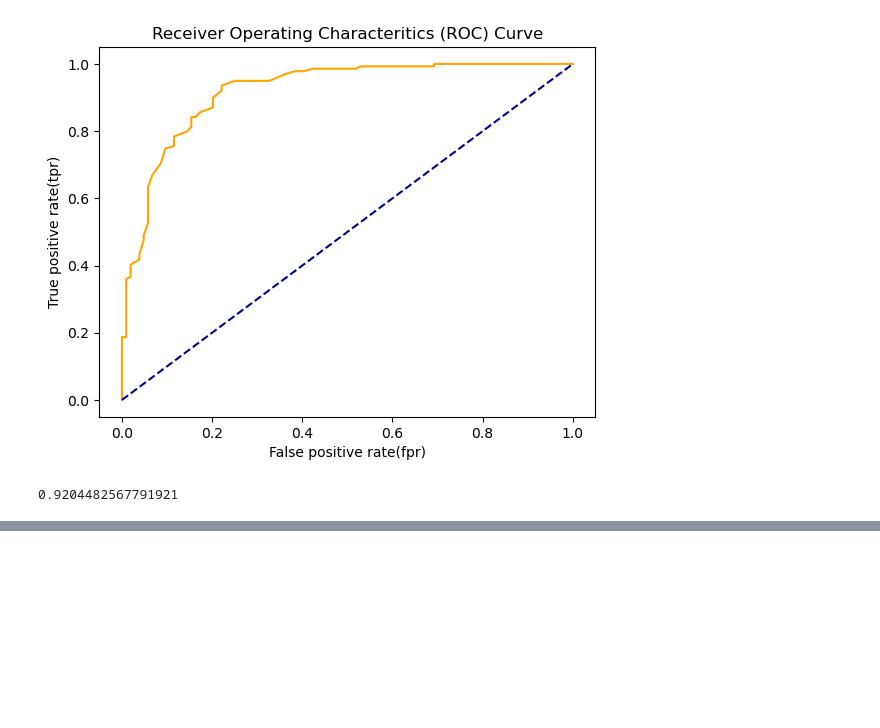
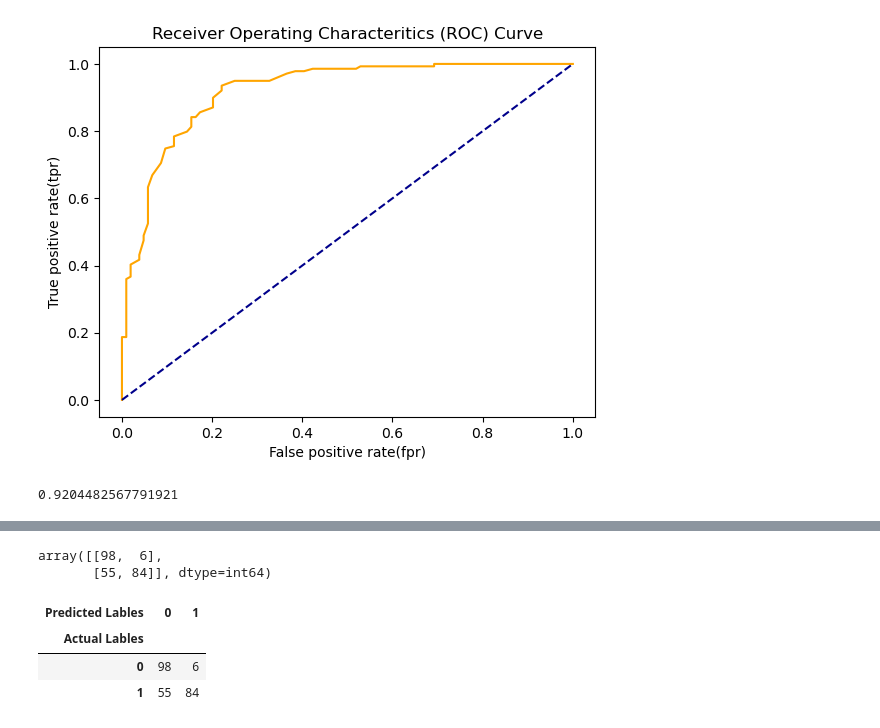
Before and after one commit to abdullahsultan/ML_Understanding, a Jupyter notebook: SciKit-LearnNoteBook.ipynb, the cells around one changed output, grey strips where cells are left out. Drawn from its saved outputs; the diff is of its cells as text; code cells hidden in the pictures; blank space fills up the shorter version.

```diff
--- a/SciKit-LearnNoteBook.ipynb
+++ b/SciKit-LearnNoteBook.ipynb
@@ -571,0 +576,15 @@ roc_auc_score(Ytest, y_probs_positive)
+# %%
+from sklearn.metrics import confusion_matrix
+
+y_preds = clf.predict(Xtest)
+confusion_matrix(Ytest, y_preds)
+# %% [output]
+array([[98,  6],
+       [55, 84]], dtype=int64)
+# %%
+pd.crosstab(Ytest, y_preds, rownames=["Actual Lables"], colnames=["Predicted Lables"])
+# %% [output]
+| Predicted Lables | 0 | 1 |
+| Actual Lables |  |  |
+| 0 | 98 | 6 |
+| 1 | 55 | 84 |
```
Also changed, not shown: parts of 13 cells of this notebook, 1 other file.
